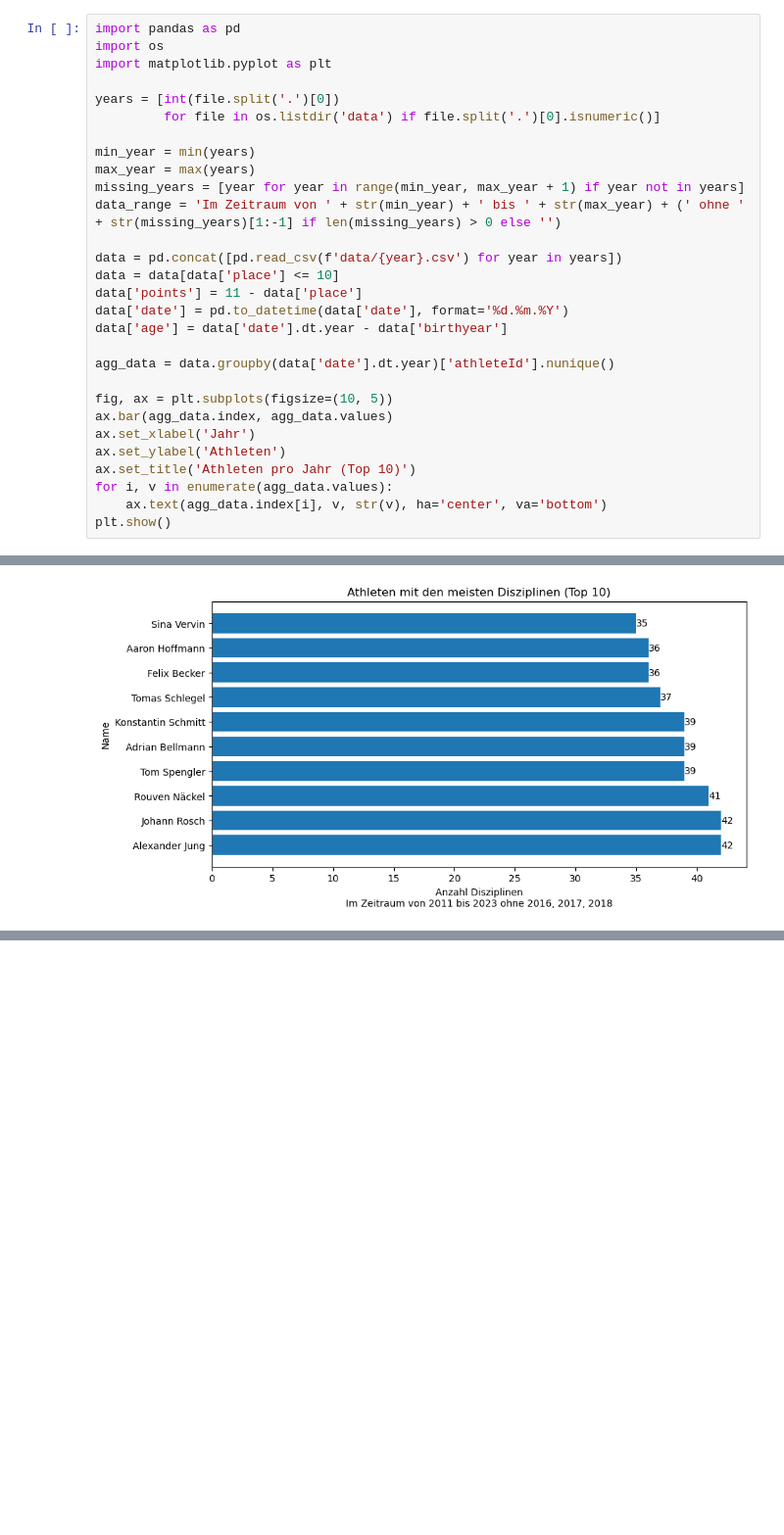
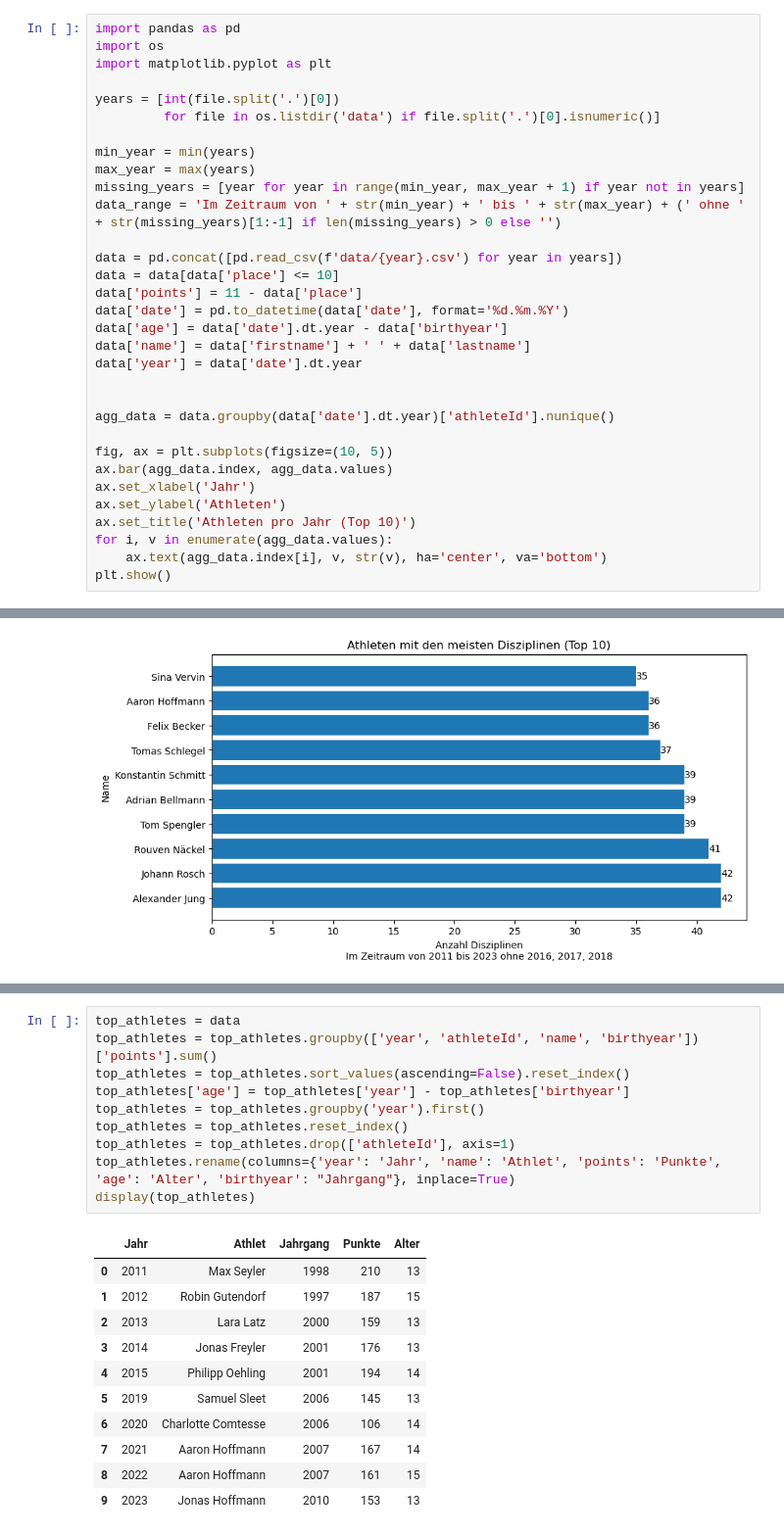
Before and after one commit to nimarion/slb, a Jupyter notebook: compare.ipynb, the cells around one changed output, grey strips where cells are left out. Shown: that part at 98% size. Saved outputs shown, nothing was run; the diff lists cells and outputs as text; blank space fills up the shorter version.

Commit message:
most common first and lastname

```diff
--- a/compare.ipynb
+++ b/compare.ipynb
@@ -16,6 +16,9 @@ data = data[data['place'] <= 10]
 data['points'] = 11 - data['place']
 data['date'] = pd.to_datetime(data['date'], format='%d.%m.%Y')
 data['age'] = data['date'].dt.year - data['birthyear']
+data['name'] = data['firstname'] + ' ' + data['lastname']
+data['year'] = data['date'].dt.year
+
 
 agg_data = data.groupby(data['date'].dt.year)['athleteId'].nunique()
 
@@ -147,0 +153,22 @@ plt.show()
+# %%
+top_athletes = data
+top_athletes = top_athletes.groupby(['year', 'athleteId', 'name', 'birthyear'])['points'].sum()
+top_athletes = top_athletes.sort_values(ascending=False).reset_index()
+top_athletes['age'] = top_athletes['year'] - top_athletes['birthyear']
+top_athletes = top_athletes.groupby('year').first()
+top_athletes = top_athletes.reset_index()
+top_athletes = top_athletes.drop(['athleteId'], axis=1)
+top_athletes.rename(columns={'year': 'Jahr', 'name': 'Athlet', 'points': 'Punkte', 'age': 'Alter', 'birthyear': "Jahrgang"}, inplace=True)
+display(top_athletes)
+# %% [output]
+|  | Jahr | Athlet | Jahrgang | Punkte | Alter |
+| 0 | 2011 | Max Seyler | 1998 | 210 | 13 |
+| 1 | 2012 | Robin Gutendorf | 1997 | 187 | 15 |
+| 2 | 2013 | Lara Latz | 2000 | 159 | 13 |
+| 3 | 2014 | Jonas Freyler | 2001 | 176 | 13 |
+| 4 | 2015 | Philipp Oehling | 2001 | 194 | 14 |
+| 5 | 2019 | Samuel Sleet | 2006 | 145 | 13 |
+| 6 | 2020 | Charlotte Comtesse | 2006 | 106 | 14 |
+| 7 | 2021 | Aaron Hoffmann | 2007 | 167 | 14 |
+| 8 | 2022 | Aaron Hoffmann | 2007 | 161 | 15 |
+| 9 | 2023 | Jonas Hoffmann | 2010 | 153 | 13 |
```
Also changed, not shown: parts of 5 cells of this notebook, 1 other file.
